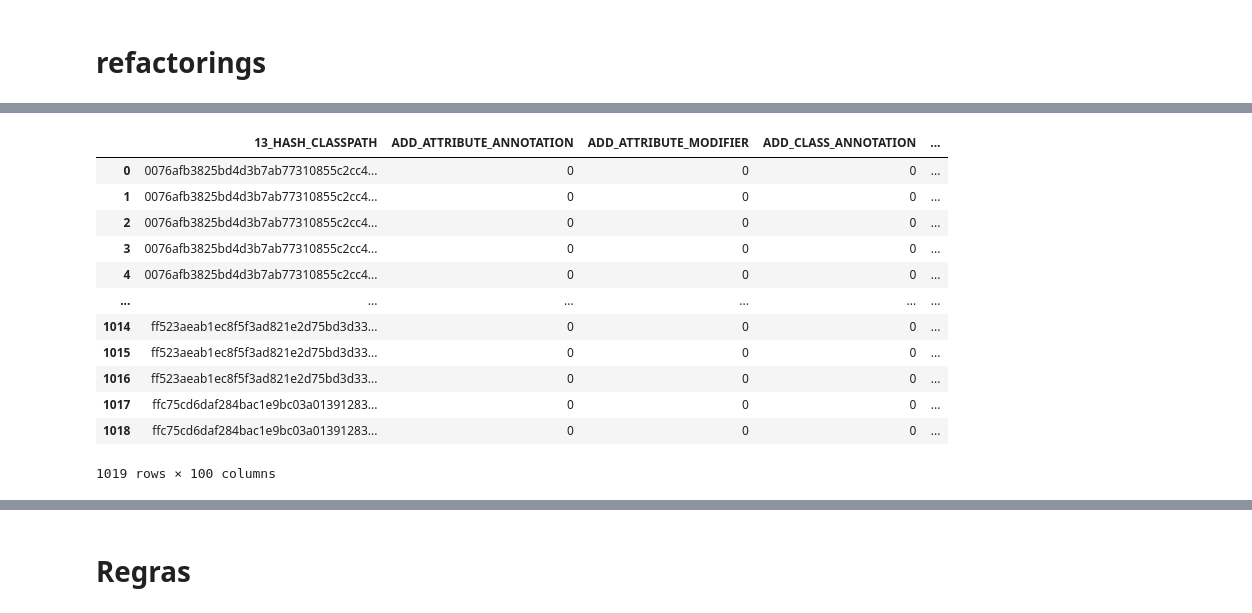
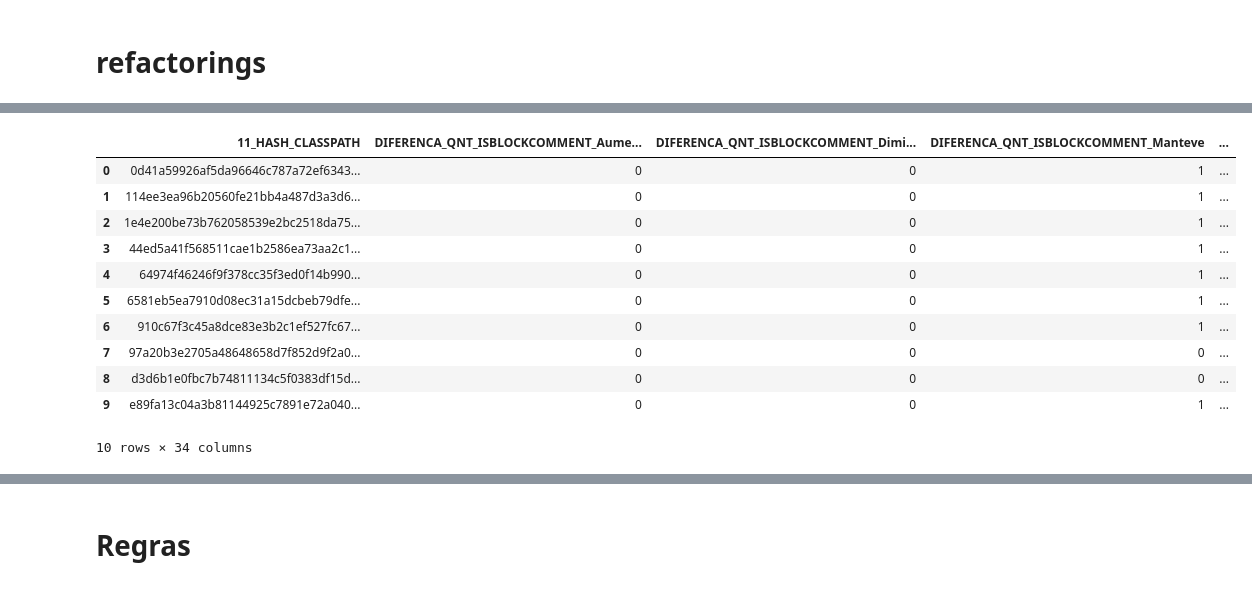
Before and after one commit to KleitonEwerton/project-analyzer-with-parsers, a Jupyter notebook: analise_refatoracao.ipynb, the cells around one changed output, grey strips where cells are left out. Cells and saved outputs as stored; diff of their text form; code cells hidden in the pictures.

```diff
--- a/analise_refatoracao.ipynb
+++ b/analise_refatoracao.ipynb
@@ -443,25 +409,25 @@ See the caveats in the documentation: https://pandas.pydata.org/pandas-docs/stab
 # %%
 # Criar uma nova coluna 'COMMENTS_CHANGE' com valores padrão como None
-df['DIFERENCA_QTN_22_ISJAVADOCCOMMENT_CHANGE'] = None
-df['DIFERENCA_QTN_22_ISJAVADOCCOMMENT_Aumentou'] = None
-df['DIFERENCA_QTN_22_ISJAVADOCCOMMENT_Diminuiu'] = None
-df['DIFERENCA_QTN_22_ISJAVADOCCOMMENT_Manteve'] = None
+df['DIFERENCA_QTN_ISJAVADOCCOMMENT_CHANGE'] = None
+df['DIFERENCA_QTN_ISJAVADOCCOMMENT_Aumentou'] = None
+df['DIFERENCA_QTN_ISJAVADOCCOMMENT_Diminuiu'] = None
+df['DIFERENCA_QTN_ISJAVADOCCOMMENT_Manteve'] = None
 
-# Atualizar a coluna 'DIFERENCA_QTN_22_ISJAVADOCCOMMENT_CHANGE' com base na diferença calculada
-df.loc[df['DIFERENCA_QTN_22_ISJAVADOCCOMMENT'] > 0, 'DIFERENCA_QTN_22_ISJAVADOCCOMMENT_Aumentou'] = 1
-df.loc[df['DIFERENCA_QTN_22_ISJAVADOCCOMMENT'] < 0, 'DIFERENCA_QTN_22_ISJAVADOCCOMMENT_Diminuiu'] = 1
-df.loc[df['DIFERENCA_QTN_22_ISJAVADOCCOMMENT'] == 0, 'DIFERENCA_QTN_22_ISJAVADOCCOMMENT_Manteve'] = 1
+# Atualizar a coluna 'DIFERENCA_QTN_ISJAVADOCCOMMENT_CHANGE' com base na diferença calculada
+df.loc[df['DIFERENCA_QTN_ISJAVADOCCOMMENT'] > 0, 'DIFERENCA_QTN_ISJAVADOCCOMMENT_Aumentou'] = 1
+df.loc[df['DIFERENCA_QTN_ISJAVADOCCOMMENT'] < 0, 'DIFERENCA_QTN_ISJAVADOCCOMMENT_Diminuiu'] = 1
+df.loc[df['DIFERENCA_QTN_ISJAVADOCCOMMENT'] == 0, 'DIFERENCA_QTN_ISJAVADOCCOMMENT_Manteve'] = 1
 
-# Atualizar a coluna 'DIFERENCA_QTN_22_ISJAVADOCCOMMENT_CHANGE' com base na diferença calculada
-df.loc[df['DIFERENCA_QTN_22_ISJAVADOCCOMMENT'] > 0, 'DIFERENCA_QTN_22_ISJAVADOCCOMMENT_CHANGE'] = df['DIFERENCA_QTN_22_ISJAVADOCCOMMENT']
-df.loc[df['DIFERENCA_QTN_22_ISJAVADOCCOMMENT'] < 0, 'DIFERENCA_QTN_22_ISJAVADOCCOMMENT_CHANGE'] = df['DIFERENCA_QTN_22_ISJAVADOCCOMMENT']
-df.loc[df['DIFERENCA_QTN_22_ISJAVADOCCOMMENT'] == 0, 'DIFERENCA_QTN_22_ISJAVADOCCOMMENT_CHANGE'] = 0
+# Atualizar a coluna 'DIFERENCA_QTN_ISJAVADOCCOMMENT_CHANGE' com base na diferença calculada
+df.loc[df['DIFERENCA_QTN_ISJAVADOCCOMMENT'] > 0, 'DIFERENCA_QTN_ISJAVADOCCOMMENT_CHANGE'] = df['DIFERENCA_QTN_ISJAVADOCCOMMENT']
+df.loc[df['DIFERENCA_QTN_ISJAVADOCCOMMENT'] < 0, 'DIFERENCA_QTN_ISJAVADOCCOMMENT_CHANGE'] = df['DIFERENCA_QTN_ISJAVADOCCOMMENT']
+df.loc[df['DIFERENCA_QTN_ISJAVADOCCOMMENT'] == 0, 'DIFERENCA_QTN_ISJAVADOCCOMMENT_CHANGE'] = 0
 
-df['DIFERENCA_QTN_22_ISJAVADOCCOMMENT_CHANGE'].fillna(0, inplace=True)
-df['DIFERENCA_QTN_22_ISJAVADOCCOMMENT_Aumentou'].fillna(0, inplace=True)
-df['DIFERENCA_QTN_22_ISJAVADOCCOMMENT_Diminuiu'].fillna(0, inplace=True)
-df['DIFERENCA_QTN_22_ISJAVADOCCOMMENT_Manteve'].fillna(0, inplace=True)
-df.drop(columns=['DIFERENCA_QTN_22_ISJAVADOCCOMMENT', 'DIFERENCA_QTN_22_ISJAVADOCCOMMENT_CHANGE'], inplace=True)
+df['DIFERENCA_QTN_ISJAVADOCCOMMENT_CHANGE'].fillna(0, inplace=True)
+df['DIFERENCA_QTN_ISJAVADOCCOMMENT_Aumentou'].fillna(0, inplace=True)
+df['DIFERENCA_QTN_ISJAVADOCCOMMENT_Diminuiu'].fillna(0, inplace=True)
+df['DIFERENCA_QTN_ISJAVADOCCOMMENT_Manteve'].fillna(0, inplace=True)
+df.drop(columns=['DIFERENCA_QTN_ISJAVADOCCOMMENT', 'DIFERENCA_QTN_ISJAVADOCCOMMENT_CHANGE'], inplace=True)
 df
 # %% [output]
 A value is trying to be set on a copy of a slice from a DataFrame.
@@ -551,6 +504,7 @@ See the caveats in the documentation: https://pandas.pydata.org/pandas-docs/stab
 # %% [markdown]
 # refactorings
 # %%
-DF_REFACTORING.rename(columns={'17_HASH_OLDPATHCLASS': '13_HASH_CLASSPATH'}, inplace=True)
+DF_REFACTORING = pd.read_csv(FILE_NAME_REFACTORING)
+DF_REFACTORING.drop(columns=['12_MOVEDTOPATHCLASS', '14_OCORRIDO'], inplace=True)
 DF_REFACTORING
 # %% [output]
@@ -570,4 +524,5 @@ DF_REFACTORING
 # %%
-pivoted = DF_REFACTORING.pivot_table(index='13_HASH_CLASSPATH', columns='13_REFACTORINGTYPE', aggfunc='size', fill_value=0)
+pivoted = DF_REFACTORING.pivot_table(index='11_HASH_CLASSPATH', columns='13_REFACTORINGTYPE', aggfunc='size', fill_value=0)
+pivoted.to_csv(FILE_NAME_PIVOTED, index=True)
 pivoted
 # %% [output]
@@ -588,19 +563,18 @@ pivoted
 # %%
-tabela_completa = pd.merge(pivoted, df, on='13_HASH_CLASSPATH', how='inner')
-tabela_completa.to_csv('tabela_completa_' + FILE_NAME_COMMENTS, index=False)
+tabela_completa = pd.merge(df, pivoted, on='11_HASH_CLASSPATH', how='inner')
+tabela_completa.to_csv(FILE_NAME_TABELA_COMPLETA, index=False)
 tabela_completa
 # %% [output]
-|  | 13_HASH_CLASSPATH | ADD_ATTRIBUTE_ANNOTATION | ADD_ATTRIBUTE_MODIFIER | ADD_CLASS_ANNOTATION | ... |
-| 0 | 0076afb3825bd4d3b7ab77310855c2cc4... | 0 | 0 | 0 | ... |
-| 1 | 0076afb3825bd4d3b7ab77310855c2cc4... | 0 | 0 | 0 | ... |
-| 2 | 0076afb3825bd4d3b7ab77310855c2cc4... | 0 | 0 | 0 | ... |
-| 3 | 0076afb3825bd4d3b7ab77310855c2cc4... | 0 | 0 | 0 | ... |
-| 4 | 0076afb3825bd4d3b7ab77310855c2cc4... | 0 | 0 | 0 | ... |
-| ... | ... | ... | ... | ... | ... |
-| 1014 | ff523aeab1ec8f5f3ad821e2d75bd3d33... | 0 | 0 | 0 | ... |
-| 1015 | ff523aeab1ec8f5f3ad821e2d75bd3d33... | 0 | 0 | 0 | ... |
-| 1016 | ff523aeab1ec8f5f3ad821e2d75bd3d33... | 0 | 0 | 0 | ... |
-| 1017 | ffc75cd6daf284bac1e9bc03a01391283... | 0 | 0 | 0 | ... |
-| 1018 | ffc75cd6daf284bac1e9bc03a01391283... | 0 | 0 | 0 | ... |
+|  | 11_HASH_CLASSPATH | DIFERENCA_QNT_ISBLOCKCOMMENT_Aume... | DIFERENCA_QNT_ISBLOCKCOMMENT_Dimi... | DIFERENCA_QNT_ISBLOCKCOMMENT_Manteve | ... |
+| 0 | 0d41a59926af5da96646c787a72ef6343... | 0 | 0 | 1 | ... |
+| 1 | 114ee3ea96b20560fe21bb4a487d3a3d6... | 0 | 0 | 1 | ... |
+| 2 | 1e4e200be73b762058539e2bc2518da75... | 0 | 0 | 1 | ... |
+| 3 | 44ed5a41f568511cae1b2586ea73aa2c1... | 0 | 0 | 1 | ... |
+| 4 | 64974f46246f9f378cc35f3ed0f14b990... | 0 | 0 | 1 | ... |
+| 5 | 6581eb5ea7910d08ec31a15dcbeb79dfe... | 0 | 0 | 1 | ... |
+| 6 | 910c67f3c45a8dce83e3b2c1ef527fc67... | 0 | 0 | 1 | ... |
+| 7 | 97a20b3e2705a48648658d7f852d9f2a0... | 0 | 0 | 0 | ... |
+| 8 | d3d6b1e0fbc7b74811134c5f0383df15d... | 0 | 0 | 0 | ... |
+| 9 | e89fa13c04a3b81144925c7891e72a040... | 0 | 0 | 1 | ... |
-1019 rows × 100 columns
+10 rows × 34 columns
 # %%
```
Also changed, not shown: parts of 27 cells of this notebook, 5 other files.
